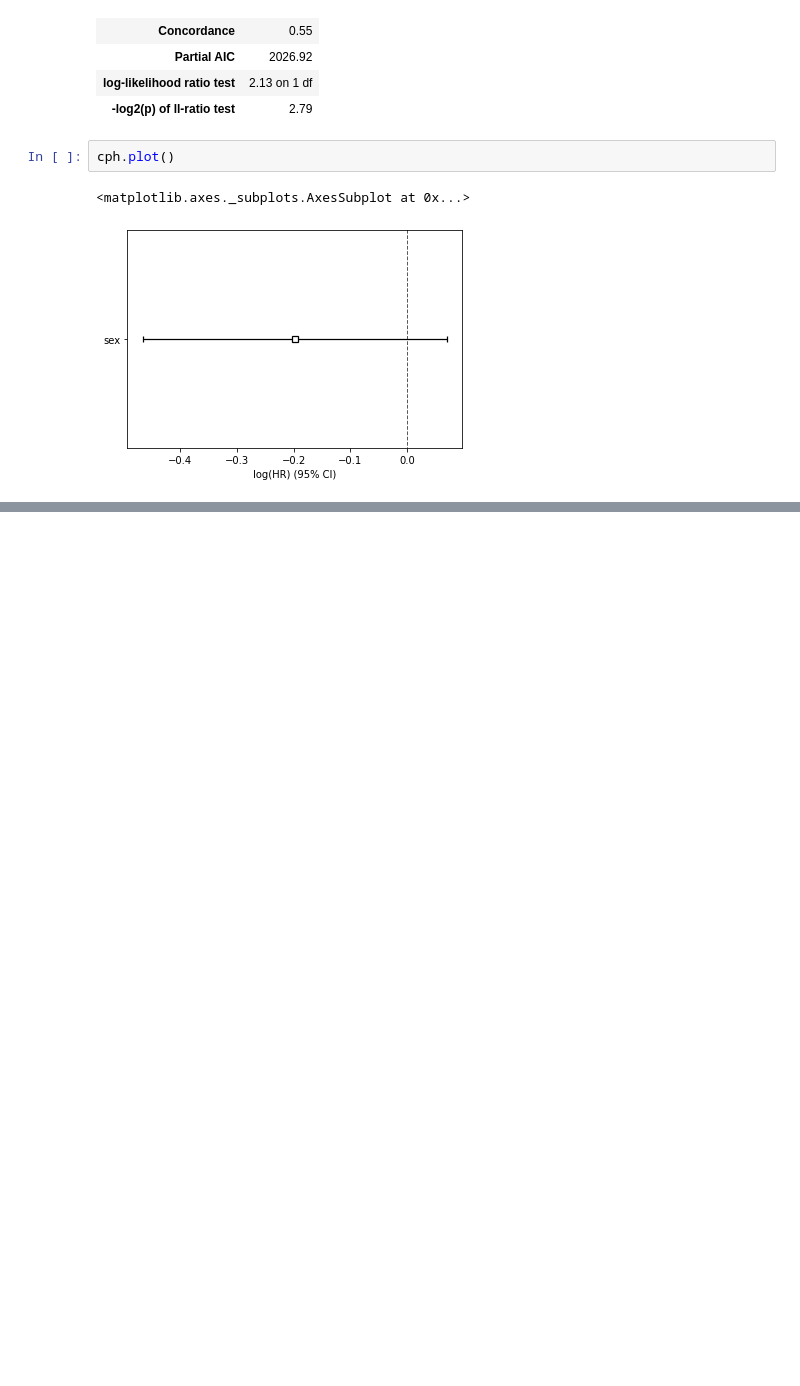
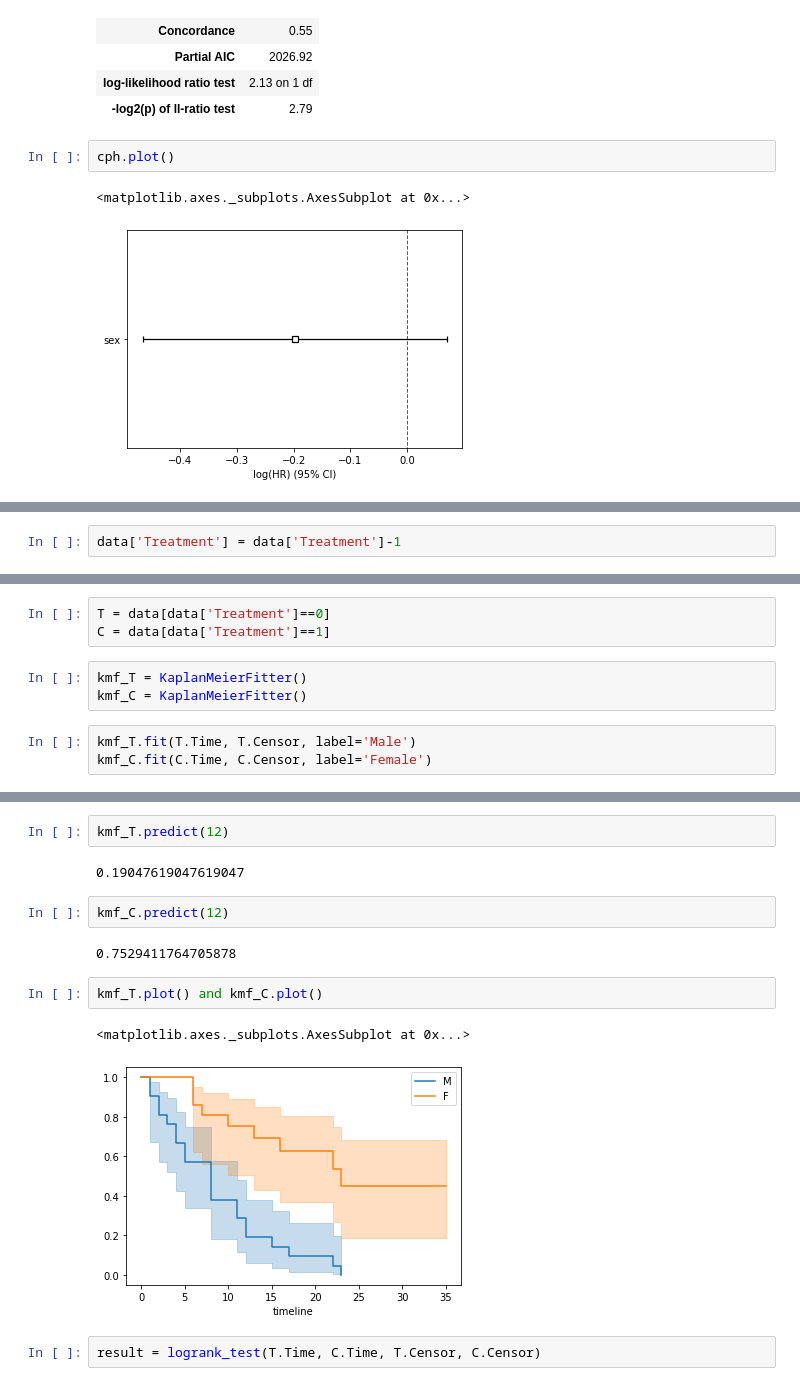
Before and after one commit to munenobuk/sample-ripo, a Jupyter notebook: Pythonで生物統計学2.ipynb, the cells around one changed output, grey strips where cells are left out. Saved outputs shown, nothing was run; the diff lists cells and outputs as text; blank space fills up the shorter version.

```diff
--- a/Pythonで生物統計学2.ipynb
+++ b/Pythonで生物統計学2.ipynb
@@ -655,0 +793,2 @@ cph.plot()
+# %%
+data['Treatment'] = data['Treatment']-1
@@ -655,0 +816,9 @@ cph.plot()
+# %%
+T = data[data['Treatment']==0]
+C = data[data['Treatment']==1]
+# %%
+kmf_T = KaplanMeierFitter()
+kmf_C = KaplanMeierFitter()
+# %%
+kmf_T.fit(T.Time, T.Censor, label='Male')
+kmf_C.fit(C.Time, C.Censor, label='Female')
@@ -655,0 +851,15 @@ cph.plot()
+# %%
+kmf_T.predict(12)
+# %% [output]
+0.19047619047619047
+# %%
+kmf_C.predict(12)
+# %% [output]
+0.7529411764705878
+# %%
+kmf_T.plot() and kmf_C.plot()
+# %% [output]
+<matplotlib.axes._subplots.AxesSubplot at 0x...>
+[figure, added]
+# %%
+result = logrank_test(T.Time, C.Time, T.Censor, C.Censor)
```
Also changed, not shown: parts of 38 cells of this notebook.
